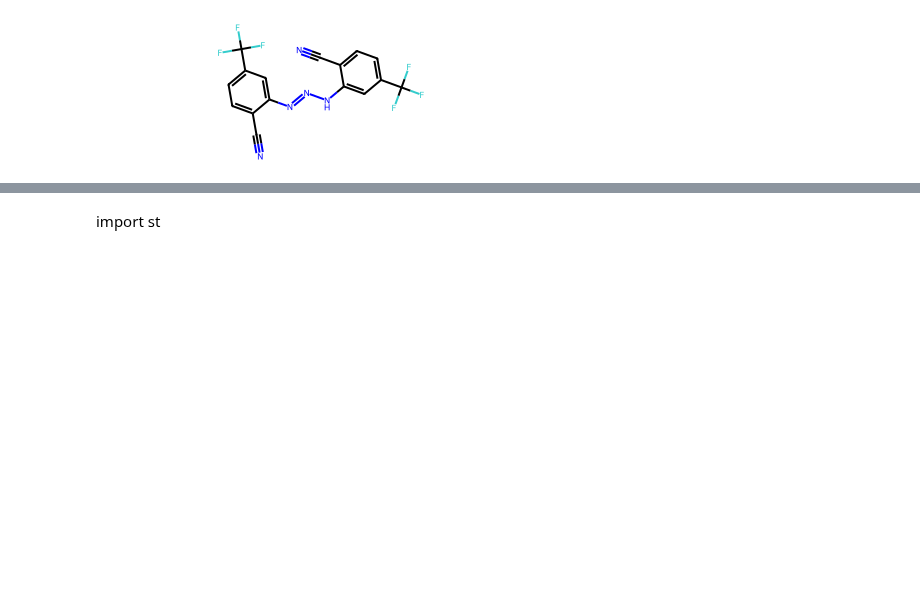
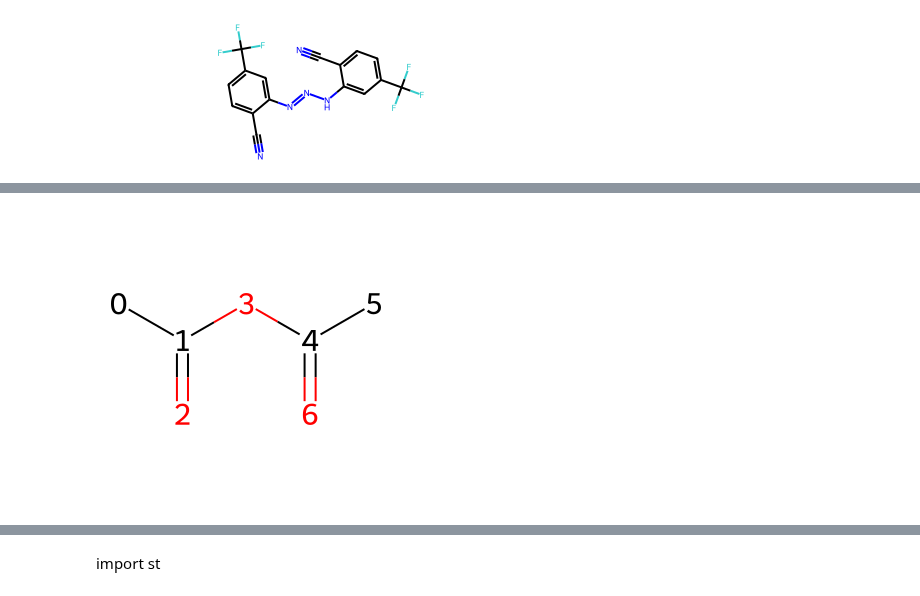
Before and after one commit to TieuLongPhan/SynRBL, a Jupyter notebook: Pipeline/Notebook/MCS_Test.ipynb, the cells around one changed output, grey strips where cells are left out. Drawn from its saved outputs; the diff is of its cells as text; code cells hidden in the pictures; blank space fills up the shorter version.

```diff
--- a/Pipeline/Notebook/MCS_Test.ipynb
+++ b/Pipeline/Notebook/MCS_Test.ipynb
@@ -460,0 +680,28 @@ mcs_dict = load_database(msc_dict_path)
+# %%
+from rdkit import Chem
+from rdkit.Chem import Draw
+
+def draw_molecule_with_atom_numbers(mol):
+    """
+    Draw a molecule with atom numbers annotated.
+
+    :param mol: RDKit Molecule object.
+    :return: An image of the molecule with atom numbers.
+    """
+    # Create a copy of the molecule
+    mol_with_atom_numbers = Chem.Mol(mol)
+
+    # Add atom numbers
+    for atom in mol_with_atom_numbers.GetAtoms():
+        atom.SetProp('atomLabel', str(atom.GetIdx()))
+
+    # Draw the molecule
+    return Draw.MolToImage(mol_with_atom_numbers, size=(300, 300))
+
+# Example usage
+parent_smiles = 'CC(=O)OC(C)=O'
+parent_mol = Chem.MolFromSmiles(parent_smiles)
+image = draw_molecule_with_atom_numbers(parent_mol)
+image
+# %% [output]
+[figure, added]
```
Also changed, not shown: parts of 21 cells of this notebook, 4 other files.
